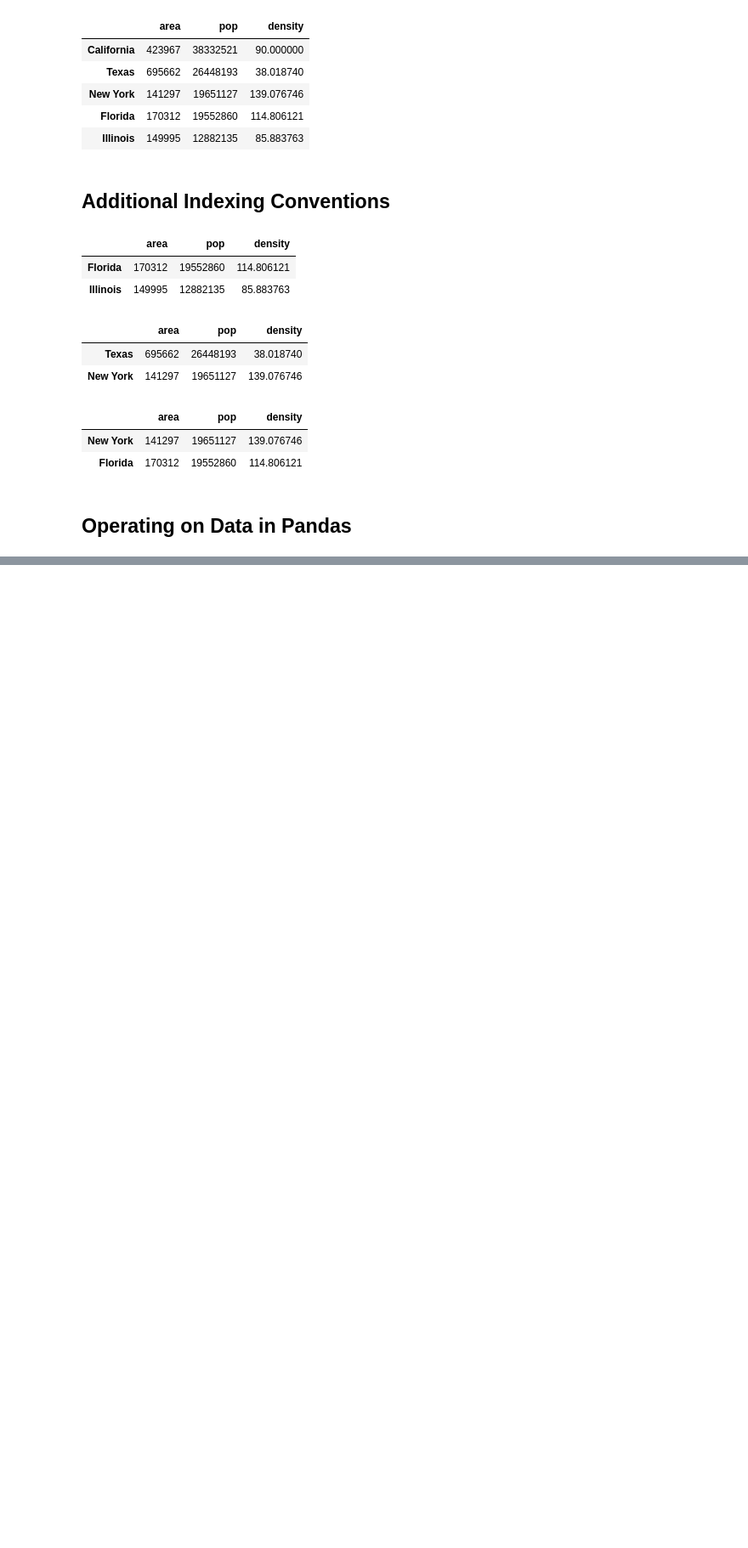
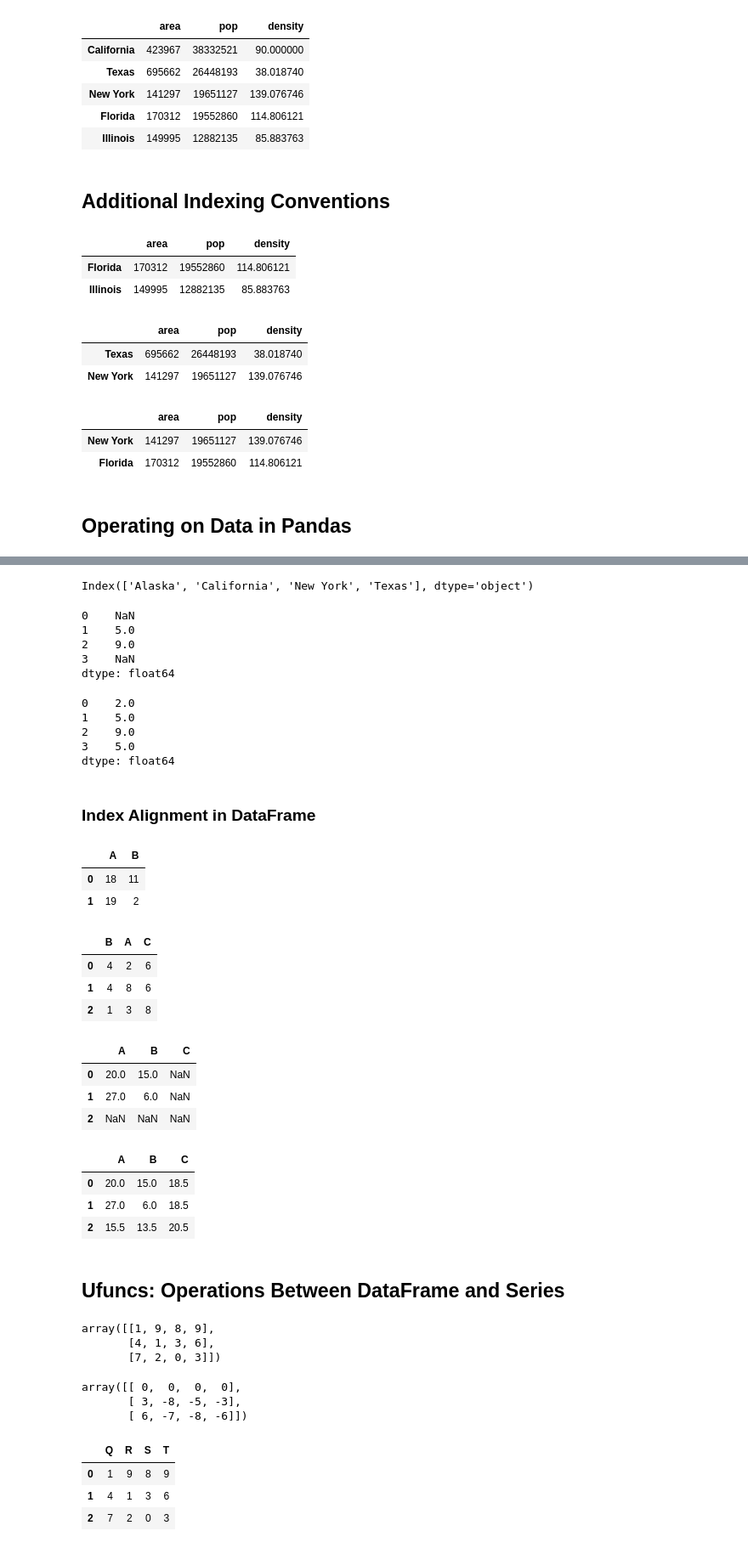
Before and after one commit to finesketch/data_science, a Jupyter notebook: Python_Data_Science_Handbook/03_Data_Manipulation_with_Pandas.ipynb, the cells around one changed output, grey strips where cells are left out. Shown at 85% size. Cells and saved outputs as stored; diff of their text form; code cells hidden in the pictures; blank space fills up the shorter version.

```diff
--- a/Python_Data_Science_Handbook/03_Data_Manipulation_with_Pandas.ipynb
+++ b/Python_Data_Science_Handbook/03_Data_Manipulation_with_Pandas.ipynb
@@ -724,0 +785,80 @@ data[data.density > 100]
+# %%
+# union
+area.index | population.index
+# %% [output]
+Index(['Alaska', 'California', 'New York', 'Texas'], dtype='object')
+# %%
+A = pd.Series([2, 4, 6], index=[0, 1, 2])
+B = pd.Series([1, 3, 5], index=[1, 2, 3])
+A + B
+# %% [output]
+0    NaN
+1    5.0
+2    9.0
+3    NaN
+dtype: float64
+# %%
+A.add(B, fill_value=0)
+# %% [output]
+0    2.0
+1    5.0
+2    9.0
+3    5.0
+dtype: float64
+# %% [markdown]
+### Index Alignment in DataFrame
+# %%
+A = pd.DataFrame(rng.randint(0, 20, (2, 2)), columns=list('AB'))
+A
+# %% [output]
+|  | A | B |
+| 0 | 18 | 11 |
+| 1 | 19 | 2 |
+# %%
+B = pd.DataFrame(rng.randint(0, 10, (3, 3)), columns=list('BAC'))
+B
+# %% [output]
+|  | B | A | C |
+| 0 | 4 | 2 | 6 |
+| 1 | 4 | 8 | 6 |
+| 2 | 1 | 3 | 8 |
+# %%
+A + B
+# %% [output]
+|  | A | B | C |
+| 0 | 20.0 | 15.0 | NaN |
+| 1 | 27.0 | 6.0 | NaN |
+| 2 | NaN | NaN | NaN |
+# %%
+# the missing data with "mean" value
+# which we compute by first stacking the rows of A
+fill = A.stack().mean()
+A.add(B, fill_value=fill)
+# %% [output]
+|  | A | B | C |
+| 0 | 20.0 | 15.0 | 18.5 |
+| 1 | 27.0 | 6.0 | 18.5 |
+| 2 | 15.5 | 13.5 | 20.5 |
+# %% [markdown]
+## Ufuncs: Operations Between DataFrame and Series
+# %%
+A = rng.randint(10, size=(3, 4))
+A
+# %% [output]
+array([[1, 9, 8, 9],
+       [4, 1, 3, 6],
+       [7, 2, 0, 3]])
+# %%
+A - A[0]
+# %% [output]
+array([[ 0,  0,  0,  0],
+       [ 3, -8, -5, -3],
+       [ 6, -7, -8, -6]])
+# %%
+df = pd.DataFrame(A, columns=list('QRST'))
+df
+# %% [output]
+|  | Q | R | S | T |
+| 0 | 1 | 9 | 8 | 9 |
+| 1 | 4 | 1 | 3 | 6 |
+| 2 | 7 | 2 | 0 | 3 |
```
Also changed, not shown: parts of 14 cells of this notebook.
